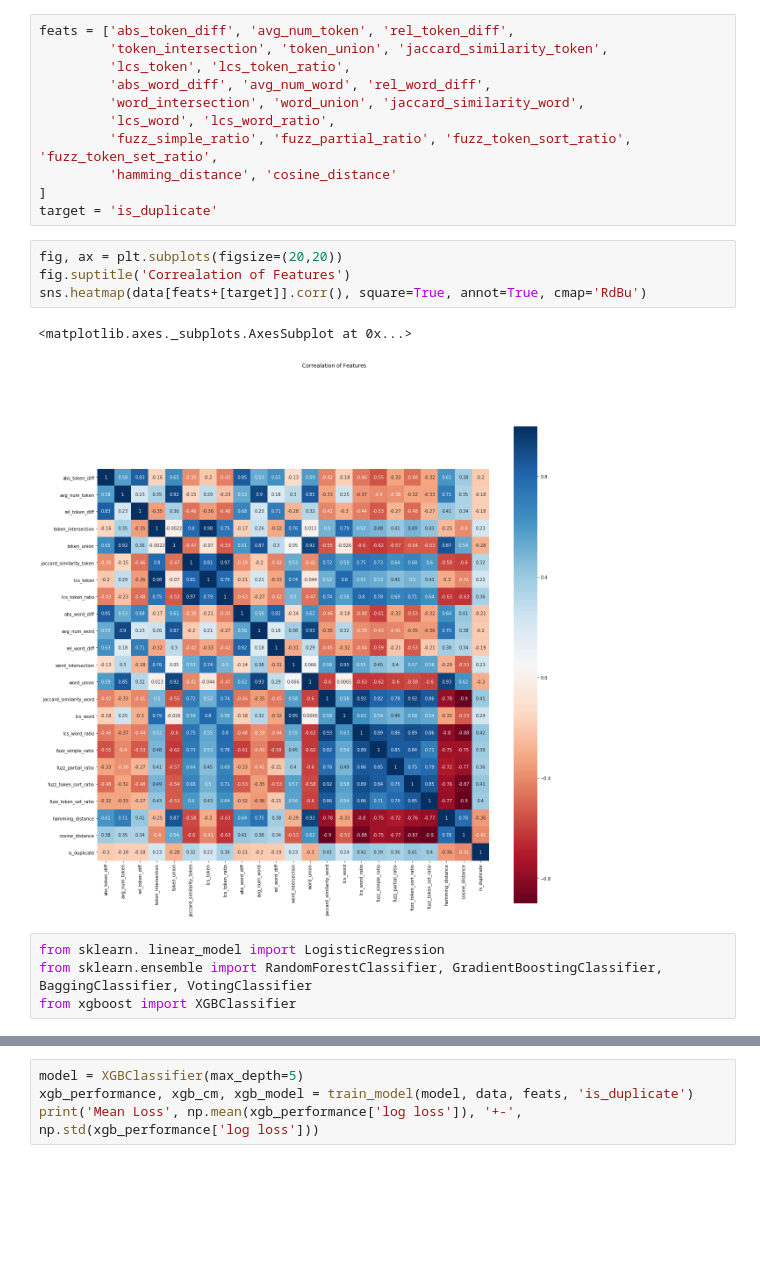
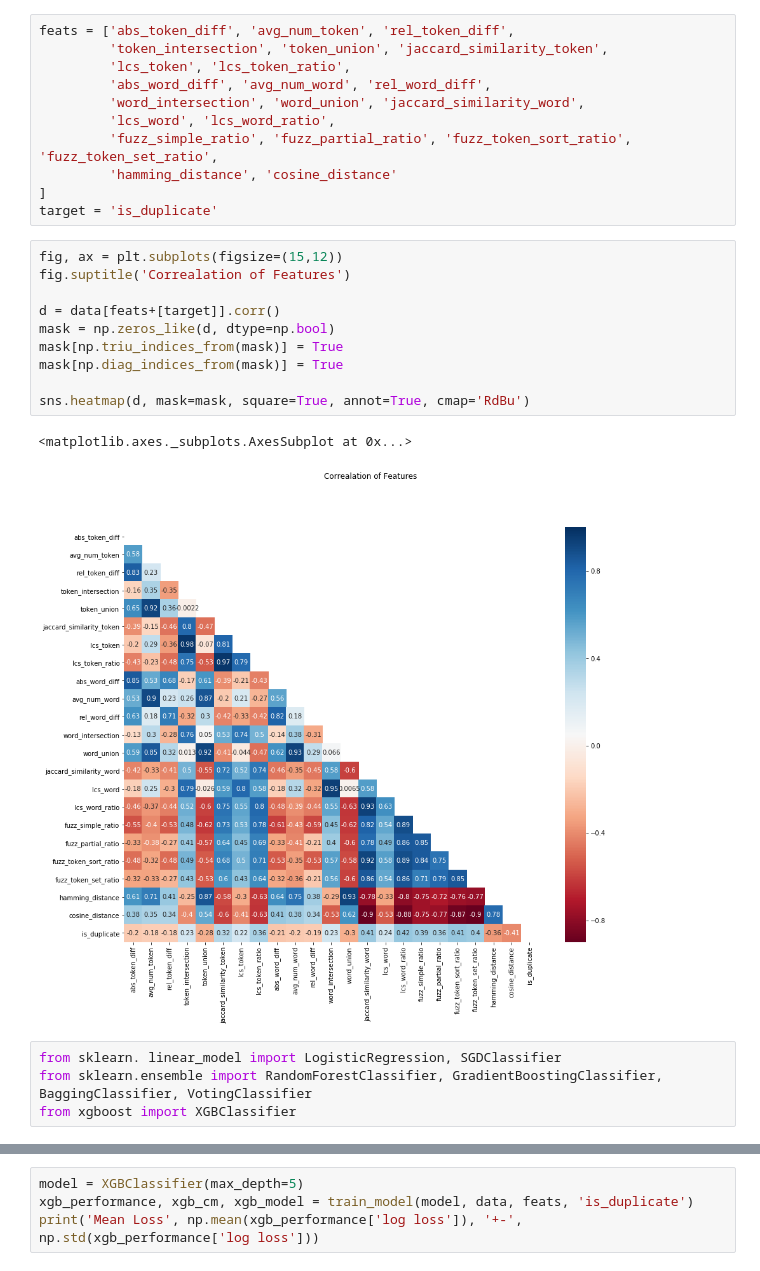
Before and after one commit to Ritvik19/Quora-Question-Pairs, a Jupyter notebook: 08 Other Algorithms.ipynb, the cells around one changed output, grey strips where cells are left out. Drawn from its saved outputs; the diff is of its cells as text; blank space fills up the shorter version.

Commit message:
Models Improved

```diff
--- a/08 Other Algorithms.ipynb
+++ b/08 Other Algorithms.ipynb
@@ -45,14 +45,20 @@ feats = ['abs_token_diff', 'avg_num_token', 'rel_token_diff',
 ]
 target = 'is_duplicate'
 # %%
-fig, ax = plt.subplots(figsize=(20,20))
+fig, ax = plt.subplots(figsize=(15,12))
 fig.suptitle('Correalation of Features')
-sns.heatmap(data[feats+[target]].corr(), square=True, annot=True, cmap='RdBu')
+
+d = data[feats+[target]].corr()
+mask = np.zeros_like(d, dtype=np.bool)
+mask[np.triu_indices_from(mask)] = True
+mask[np.diag_indices_from(mask)] = True
+
+sns.heatmap(d, mask=mask, square=True, annot=True, cmap='RdBu')
 # %% [output]
 <matplotlib.axes._subplots.AxesSubplot at 0x...>
-[figure, old version]
+[figure, new version]
 # %%
-from sklearn. linear_model import LogisticRegression
+from sklearn. linear_model import LogisticRegression, SGDClassifier
 from sklearn.ensemble import RandomForestClassifier, GradientBoostingClassifier, BaggingClassifier, VotingClassifier
 from xgboost import XGBClassifier
 # %%
```
Also changed, not shown: parts of 7 cells of this notebook, 2 other files.
